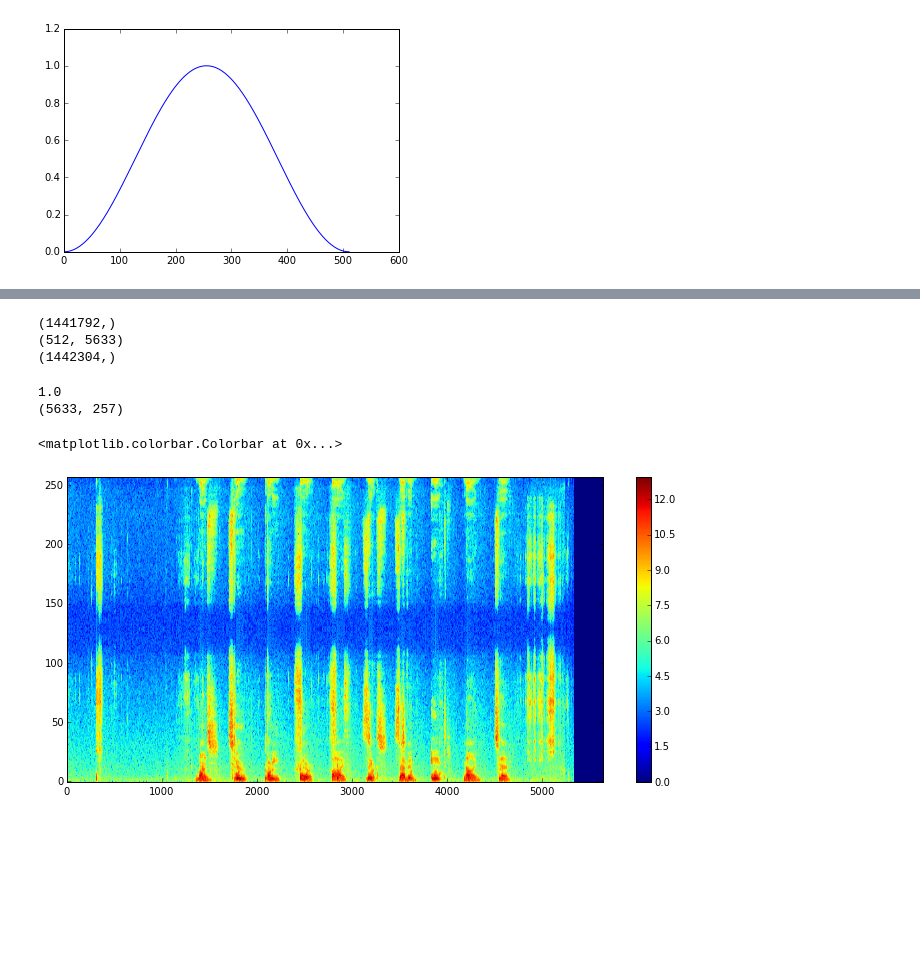
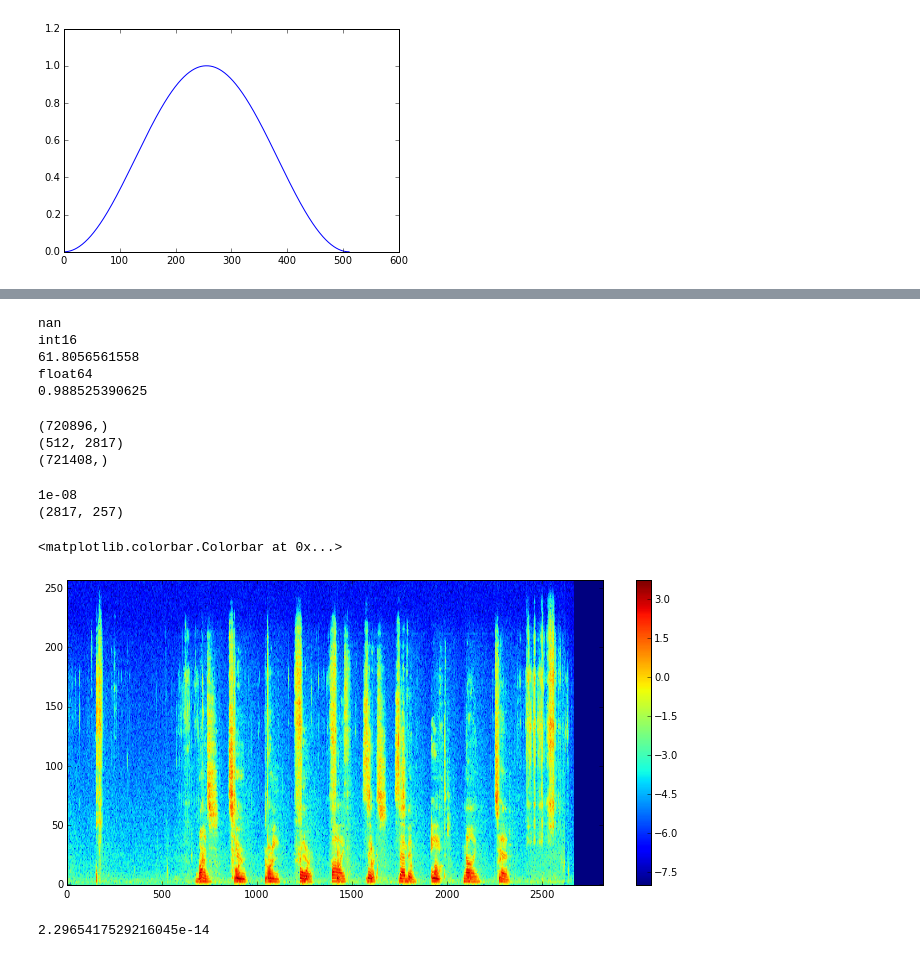
Before and after one commit to aartibagul/Source-Separation, a Jupyter notebook: stft_tests.ipynb, the cells around one changed output, grey strips where cells are left out. Drawn from its saved outputs; the diff is of its cells as text; code cells hidden in the pictures; blank space fills up the shorter version.

```diff
--- a/stft_tests.ipynb
+++ b/stft_tests.ipynb
@@ -41,7 +41,15 @@ fig.colorbar(imgplot)
 [figure]
 [figure]
 # %%
-# calculates and returns spectrogram of
+from scipy.io import wavfile
+
+# returns wave array of one track of stereo .wav file
+def get_wave_stereo(filename):
+    rate, data = wavfile.read(filename)
+    data = data[:,0]
+    return data, rate
+
+# returns wave array of filename (.wav file)
 def get_wave(filename):
     w = wave.open(filename,"rb")
     waveParams = w.getparams()
@@ -175,3 +186,19 @@ wave_arr = get_wave("CML_Recording_Both.wav")
+# %%
+wave_arr, framerate = get_wave_stereo("CML_Recording_Both.wav")
+wave_arr = wave_arr.astype(np.float64)
+# %%
+print(np.linalg.norm(wave_arr))
+print(wave_arr.dtype)
+wave_arr = wave_arr/32768
+print(np.linalg.norm(wave_arr))
+print(wave_arr.dtype)
+print(max(abs(wave_arr)))
+# %% [output]
+nan
+int16
+61.8056561558
+float64
+0.988525390625
 # %%
 frames, x_pad = make_frames(wave_arr, win, overlap)
 # %%
@@ -179,28 +206,32 @@ print(wave_arr.shape)
 print(frames.shape)
 print(x_pad.shape)
 # %% [output]
-(1441792,)
-(512, 5633)
-(1442304,)
+(720896,)
+(512, 2817)
+(721408,)
 # %%
 stft, wave_pad = my_stft(wave_arr, win_size, overlap)
 # %%
 spectrum = get_spectrogram(stft)
 # %%
 # test the spectrogram:!
-spectrum += 1 # to prevent divide by zero in log10 errors
+spectrum += 1e-8 # to prevent divide by zero in log10 errors
 
 print(np.min(np.min(spectrum, axis=1), axis=0))
 print(spectrum.T.shape)
 fig=pl.figure(figsize=(12,12))
 ax = fig.add_subplot(2,1,1)
 #generate a log frequency spectrogram
 imgplot = ax.imshow(np.log10(spectrum), origin='lower', aspect = 'auto')
 fig.colorbar(imgplot)
 # %% [output]
-1.0
-(5633, 257)
+1e-08
+(2817, 257)
 <matplotlib.colorbar.Colorbar at 0x...>
-[figure, old version]
+[figure, new version]
 # %%
 x_pad = my_istft(stft, win_size, overlap)
+# %%
+np.linalg.norm(x_pad - wave_pad)
+# %% [output]
+2.2965417529216045e-14
```
Also changed, not shown: parts of 1 cell of this notebook, 2 other files.
